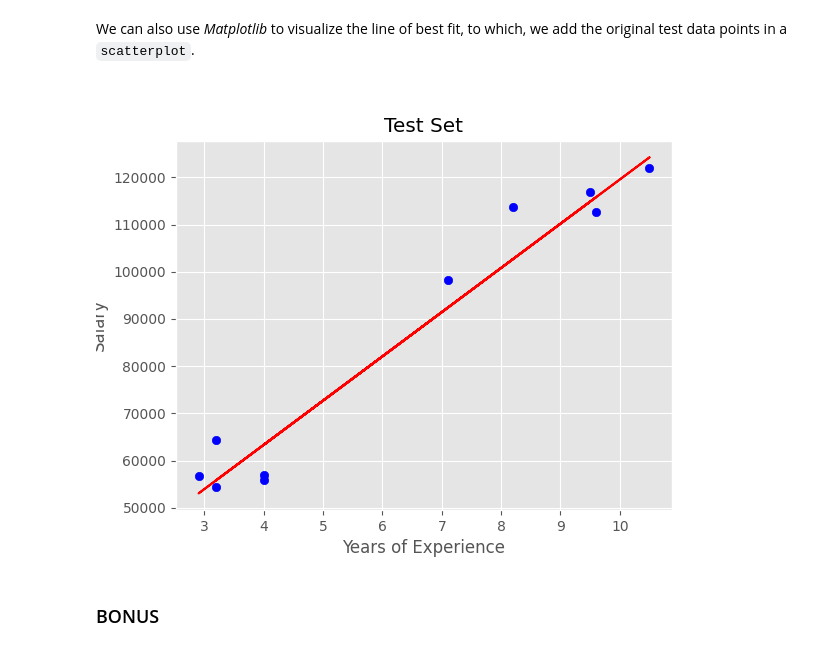
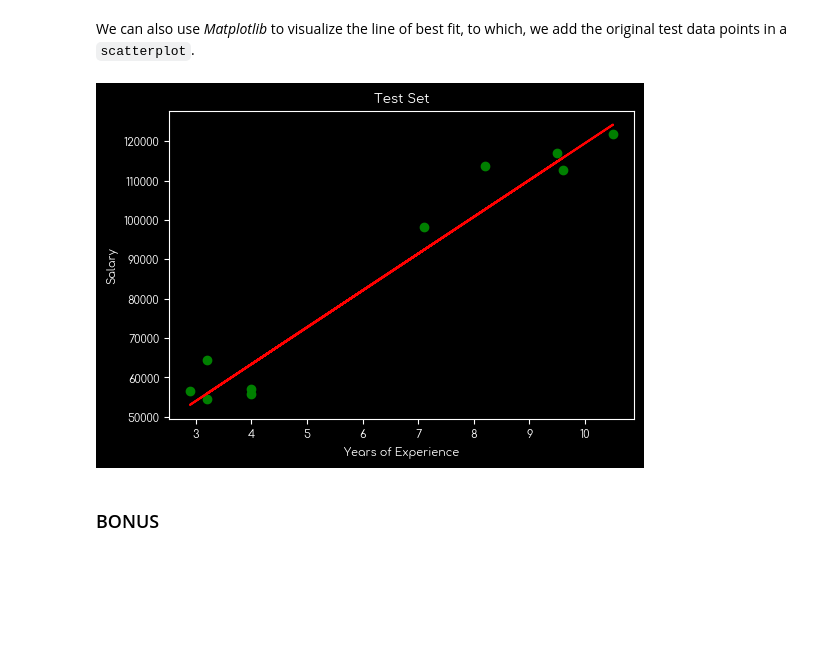
Before and after one commit to a-mhamdi/mlpy, a Jupyter notebook: Codes/Python/simple-linear-regression.ipynb, the cells around one changed output. Saved outputs shown, nothing was run; the diff lists cells and outputs as text; code cells hidden in the pictures; blank space fills up the shorter version.

```diff
--- a/Codes/Python/simple-linear-regression.ipynb
+++ b/Codes/Python/simple-linear-regression.ipynb
@@ -19,3 +18,12 @@ from matplotlib import pyplot as plt
 # %%
 np.set_printoptions(precision=2)
+# %%
+from matplotlib import pyplot as plt
+plt.style.use('dark_background')
+plt.rc('figure', figsize=(6, 4))
+
+from matplotlib import rcParams
+rcParams['font.family'] = 'Comfortaa'
+rcParams['font.size'] = 8
+rcParams['axes.unicode_minus'] = False
 # %%
@@ -23,8 +31,5 @@ np.set_printoptions(precision=2)
 # %% [markdown]
 `%matplotlib widget` is a magic command in _Jupyter_ Notebooks which enables interactive features such as panning, zooming of plots, as well as the ability to hover over data point to display their values.
-# %%
-# plt.style.available
-plt.style.use('ggplot')
 # %% [markdown]
 ### Importing the dataset
 # %%
@@ -127,14 +132,14 @@ mse
 # %% [markdown]
 We can also use _Matplotlib_ to visualize the line of best fit, to which, we add the original test data points in a `scatterplot`.
 # %%
-plt.scatter(X_test, y_test, color='blue')
+plt.scatter(X_test, y_test, color='green')
 plt.plot(X_test, y_pred, color='red')
 plt.title('Test Set')
 plt.xlabel('Years of Experience')
 plt.ylabel('Salary')
 plt.show()
 # %% [output]
-[figure, old version]
+[figure, new version]
 # %% [markdown]
 ### BONUS
 # %% [markdown]
```
Also changed, not shown: parts of 2 cells of this notebook, 8 other files.
